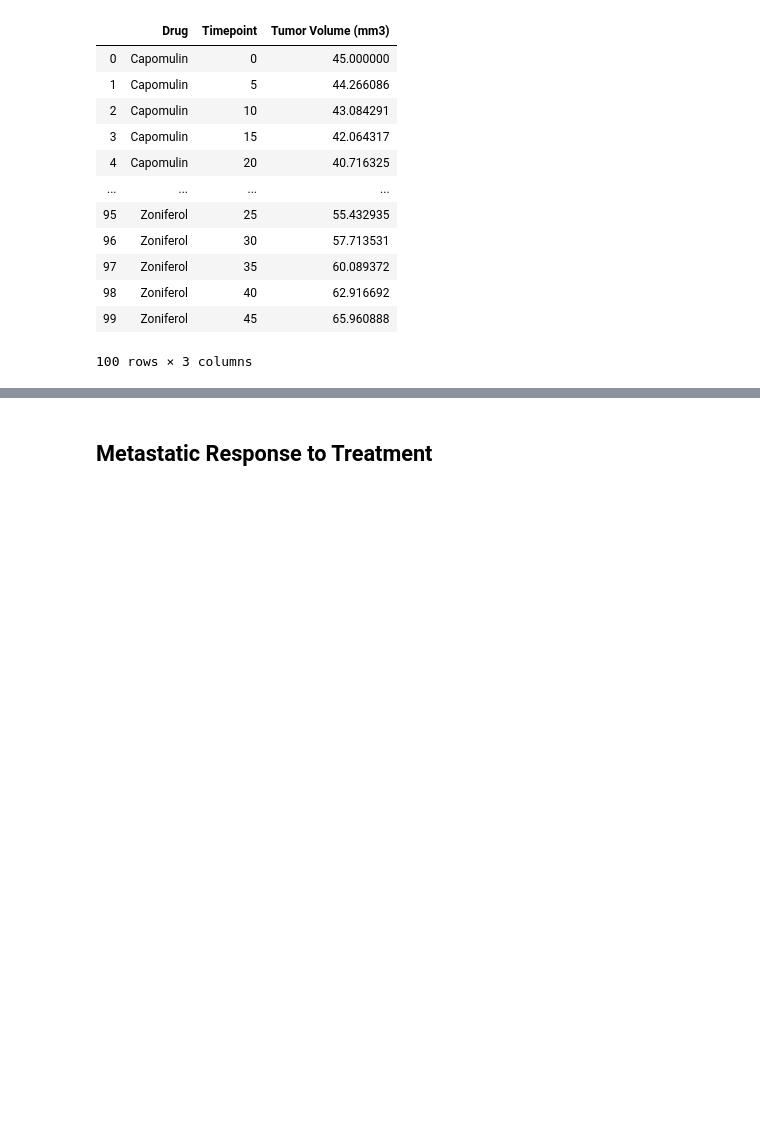
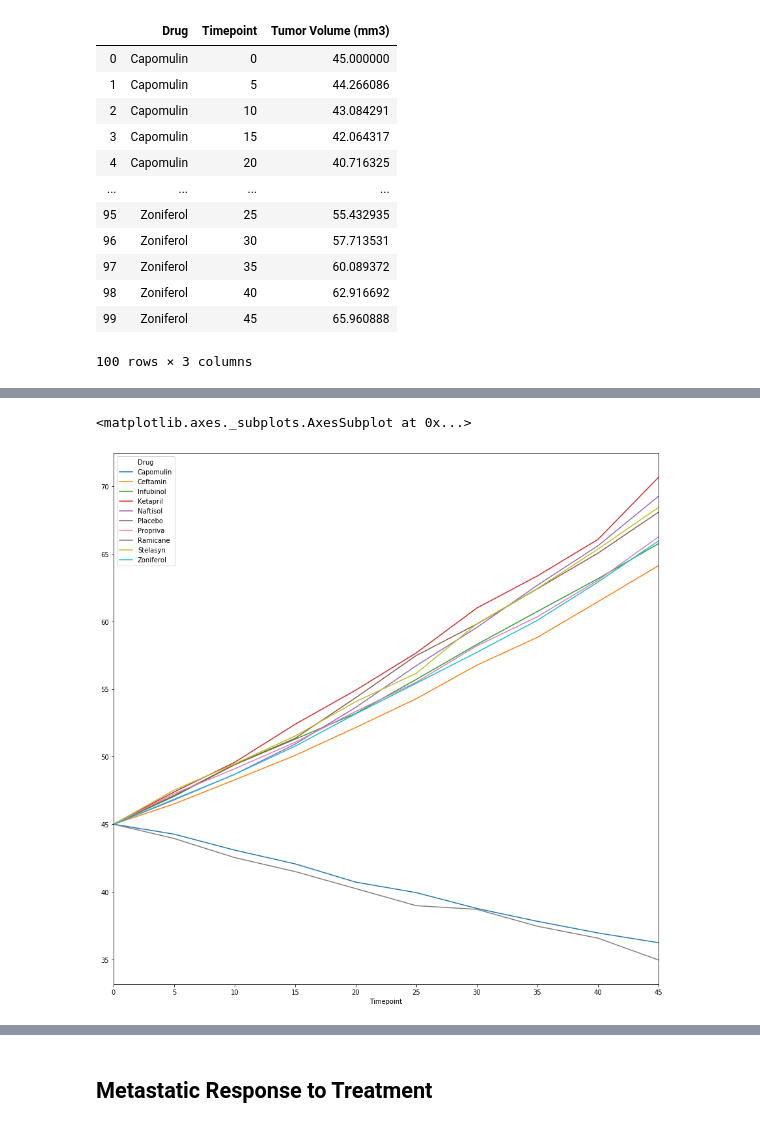
Before and after one commit to kattelya/matplotlib-challenge, a Jupyter notebook: pymaceuticals_starter.ipynb, the cells around one changed output, grey strips where cells are left out. Drawn from its saved outputs; the diff is of its cells as text; code cells hidden in the pictures; blank space fills up the shorter version.

Commit message:
almost done with section one and study from various website to manipulate dataframe table

```diff
--- a/pymaceuticals_starter.ipynb
+++ b/pymaceuticals_starter.ipynb
@@ -82,0 +87,12 @@ mean_tumor_response_df
+# %%
+# Minor Data Munging to Re-Format the Data Frames
+#https://www.youtube.com/watch?v=LFDAQfN0L9k - data munging study
+#https://www.youtube.com/watch?v=XDAnFZqJDvI
+#https://www.youtube.com/watch?v=9d5-Ti6onew -- stack and unstack data
+#https://www.datacamp.com/community/tutorials/pandas-multi-index
+#https://pandas.pydata.org/pandas-docs/stable/user_guide/reshaping.html
+
+reformat_data = mean_tumor_response_df.pivot(index='Timepoint', columns= 'Drug', values = "Tumor Volume (mm3)")
+
+# Preview that Reformatting worked
+reformat_data.head()
@@ -83,3 +107,15 @@ mean_tumor_response_df
+# %%
+# Generate the Plot (with Error Bars)
+# https://stackoverflow.com/questions/52035184/pandas-plot-line-graph-with-both-error-bars-and-markers
+# learn how to plot from stackoverflow examples above
+# pull columns that
+reformat_data.plot(figsize=(15,15), yerr = errors, legend = False)
+
+
+# Save the Figure
+# %% [output]
+<matplotlib.axes._subplots.AxesSubplot at 0x...>
+[figure, added]
 # %%
 # Show the Figure
 plt.show()
```
Also changed, not shown: parts of 4 cells of this notebook.
